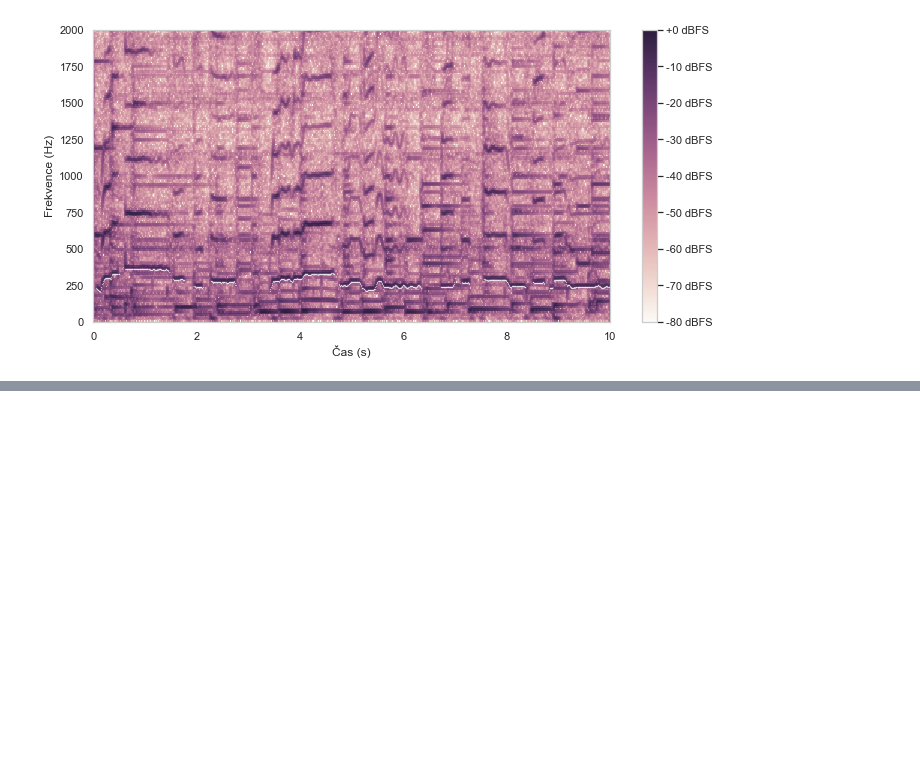
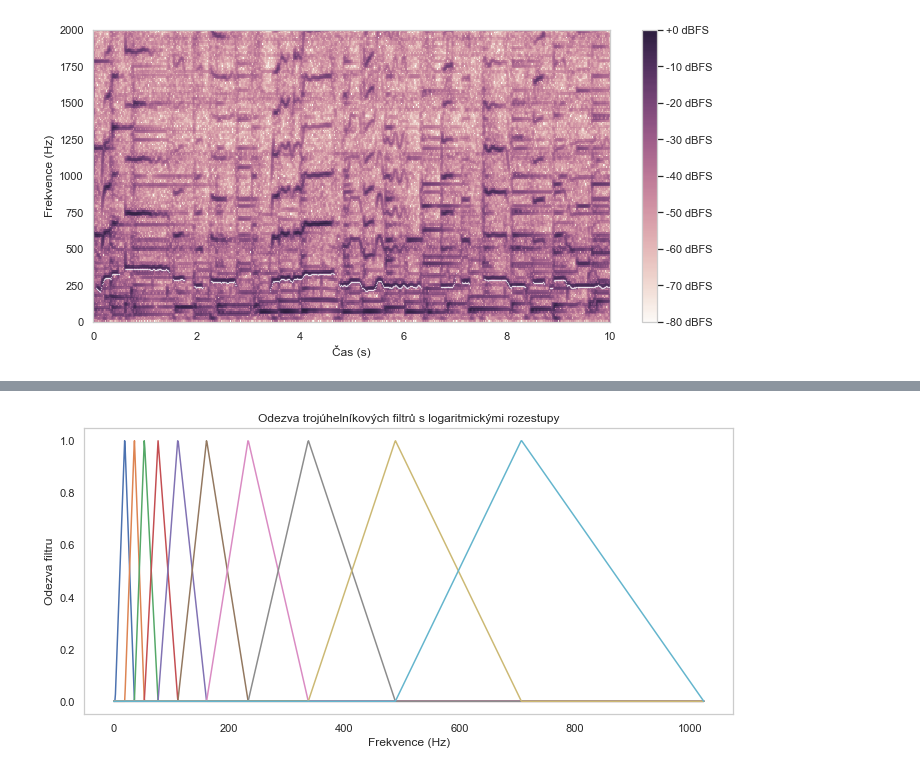
Before and after one commit to kukas/bachelor-thesis, a Jupyter notebook: priklady/uvod.ipynb, the cells around one changed output, grey strips where cells are left out. Cells and saved outputs as stored; diff of their text form; code cells hidden in the pictures; blank space fills up the shorter version.

```diff
--- a/priklady/uvod.ipynb
+++ b/priklady/uvod.ipynb
@@ -378,0 +382,19 @@ fig.savefig("../tex/img/salience.pdf", bbox_inches="tight")
+# %%
+sns.set(rc={'figure.figsize':(10,5)})
+sns.set_style("whitegrid", {'axes.grid' : False})
+
+fig, axs = plt.subplots(1, 1)
+plt.ylabel("Odezva filtru")
+plt.title("Odezva trojúhelníkových filtrů s logaritmickými rozestupy")
+
+mel = librosa.filters.mel(sr=sr, n_fft=2048, n_mels=10, fmin=55, fmax=sr / 2)
+mel /= np.max(mel, axis=-1)[:, None]
+
+plt.plot(mel.T)
+plt.xlabel("Frekvence (Hz)")
+print()
+plt.tight_layout()
+#sns.lineplot(t, f)
+fig.savefig("../tex/img/stft_triangular_filters.pdf", bbox_inches="tight")
+# %% [output]
+[figure, added]
```
Also changed, not shown: parts of 2 cells of this notebook, 11 other files.
